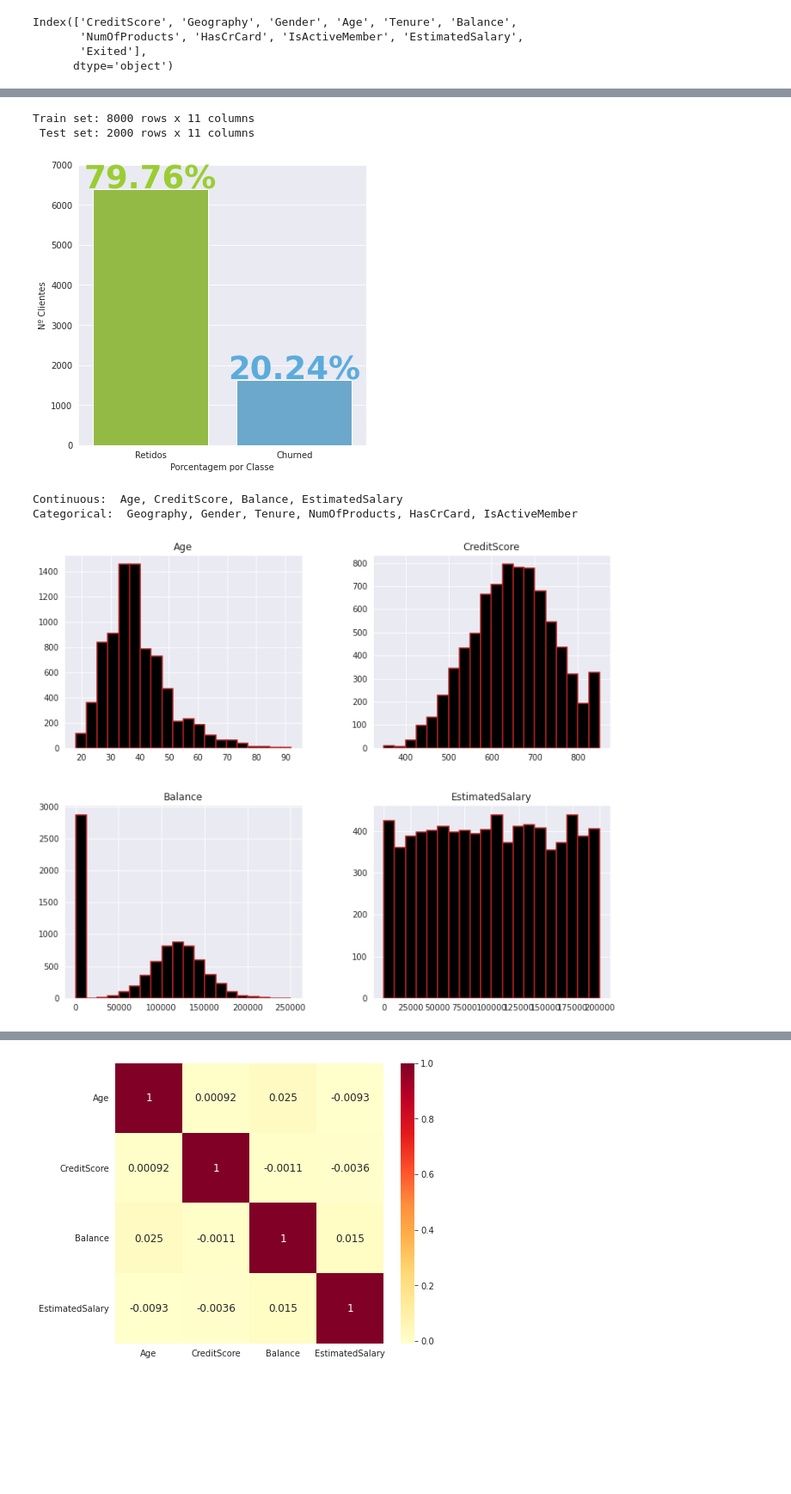
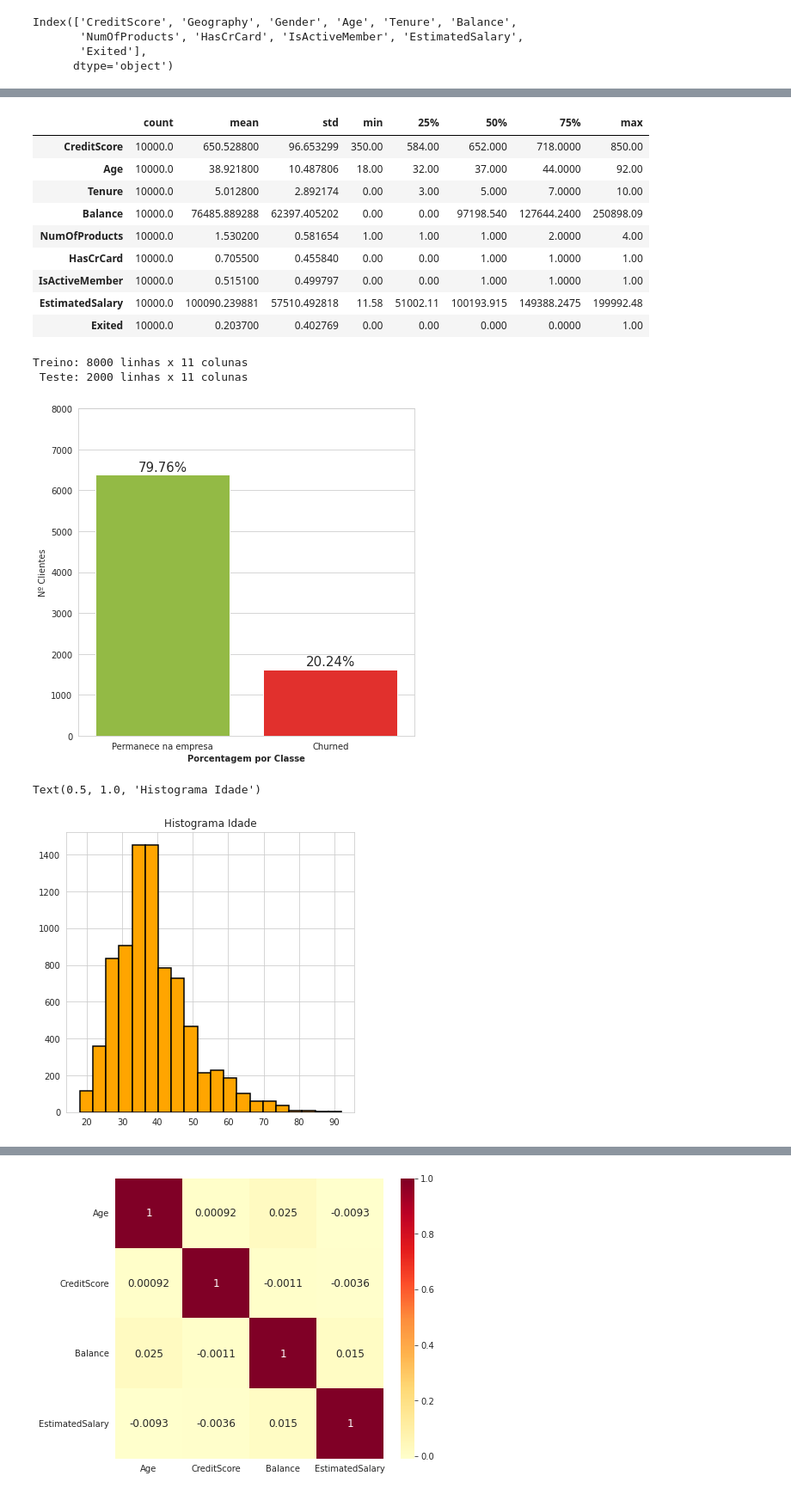
Before and after one commit to Data-Analytical-Thinking/Projeto_FMF, a Jupyter notebook: Cópia_de_Versão_original_bank_customer_churn_prediction.ipynb, the cells around one changed output, grey strips where cells are left out. Shown at 86% size. Saved outputs shown, nothing was run; the diff lists cells and outputs as text; code cells hidden in the pictures; blank space fills up the shorter version.

```diff
--- a/Cópia_de_Versão_original_bank_customer_churn_prediction.ipynb
+++ b/Cópia_de_Versão_original_bank_customer_churn_prediction.ipynb
@@ -654,21 +638,35 @@ df.describe().T
+# %%
+#Descrição que resume as estatísticas do dataset, como a média, valor máximo e outros
+df.describe().T
+# %% [output]
+|  | count | mean | std | min | 25% | 50% | 75% | max |
+| CreditScore | 10000.0 | 650.528800 | 96.653299 | 350.00 | 584.00 | 652.000 | 718.0000 | 850.00 |
+| Age | 10000.0 | 38.921800 | 10.487806 | 18.00 | 32.00 | 37.000 | 44.0000 | 92.00 |
+| Tenure | 10000.0 | 5.012800 | 2.892174 | 0.00 | 3.00 | 5.000 | 7.0000 | 10.00 |
+| Balance | 10000.0 | 76485.889288 | 62397.405202 | 0.00 | 0.00 | 97198.540 | 127644.2400 | 250898.09 |
+| NumOfProducts | 10000.0 | 1.530200 | 0.581654 | 1.00 | 1.00 | 1.000 | 2.0000 | 4.00 |
+| HasCrCard | 10000.0 | 0.705500 | 0.455840 | 0.00 | 0.00 | 1.000 | 1.0000 | 1.00 |
+| IsActiveMember | 10000.0 | 0.515100 | 0.499797 | 0.00 | 0.00 | 1.000 | 1.0000 | 1.00 |
+| EstimatedSalary | 10000.0 | 100090.239881 | 57510.492818 | 11.58 | 51002.11 | 100193.915 | 149388.2475 | 199992.48 |
+| Exited | 10000.0 | 0.203700 | 0.402769 | 0.00 | 0.00 | 0.000 | 0.0000 | 1.00 |
 # %%
 from sklearn.model_selection import train_test_split, GridSearchCV
 from sklearn.ensemble import RandomForestClassifier
 # %%
-train_df, test_df = train_test_split(df, test_size=0.2, random_state= 72 )   #Definir conjunto de treino e teste
+train_df, test_df = train_test_split(df, test_size=0.2, random_state= 72 )   #Definindo conjunto de treino e teste
 
 train_df.reset_index(drop=True, inplace=True)
 test_df.reset_index(drop=True, inplace=True)
 
-print('Train set: {} rows x {} columns'.format(train_df.shape[0],
+print('Treino: {} linhas x {} colunas'.format(train_df.shape[0],
                                                train_df.shape[1]))
-print(' Test set: {} rows x {} columns'.format(test_df.shape[0],
+print(' Teste: {} linhas x {} colunas'.format(test_df.shape[0],
                                                test_df.shape[1]))
 # %% [output]
-Train set: 8000 rows x 11 columns
- Test set: 2000 rows x 11 columns
+Treino: 8000 linhas x 11 colunas
+ Teste: 2000 linhas x 11 colunas
 # %%
 import matplotlib.pyplot as plt
 import seaborn as sns
-sns.set_style('darkgrid')
+sns.set_style('whitegrid')
 # %%
@@ -679,39 +676,41 @@ font_size = 33
 # %%
-fig, ax = plt.subplots(figsize=(6, 6))
+#Gerando gráfico para visualização da porcentagem de churn
 
-sns.countplot(x='Exited', data=train_df, palette=colors, ax=ax)
+fig, ax = plt.subplots(figsize=(7, 7))
+cores_barras = ['#9acd32', '#ff130f']
+
+sns.countplot(x='Exited', data=train_df, palette=cores_barras, ax=ax)
+
+font_size = 15
+
 
 for index, value in enumerate(train_df['Exited'].value_counts()):
     label = '{}%'.format(round((value / train_df['Exited'].shape[0]) * 100, 2))
     ax.annotate(label,
-                xy=(index, value + 250),
+                xy=(index, value + 185),
                 ha='center',
                 va='center',
-                color=colors[index],
-                fontweight='bold',
-                size=font_size + 4)
+               # color=colors[index],
+                #fontweight='bold',
+                size=font_size )
 
-ax.set_xticklabels(['Retidos', 'Churned'])
-ax.set_xlabel('Porcentagem por Classe')
+ax.set_xlabel('Porcentagem por Classe', fontweight='bold')
+ax.set_xticklabels(['Permanece na empresa', 'Churned'])
 ax.set_ylabel('Nº Clientes')
-ax.set_ylim([0, 7000]);
+ax.set_ylim([0, 8000]);
 # %% [output]
-[figure, old version]
+[figure, new version]
-# %%
-continuous = ['Age', 'CreditScore', 'Balance', 'EstimatedSalary']
-categorical = ['Geography', 'Gender', 'Tenure', 'NumOfProducts', 'HasCrCard', 'IsActiveMember']
-
-print('Continuous: ', ', '.join(continuous))
-print('Categorical: ', ', '.join(categorical))
-# %% [output]
-Continuous:  Age, CreditScore, Balance, EstimatedSalary
-Categorical:  Geography, Gender, Tenure, NumOfProducts, HasCrCard, IsActiveMember
 # %%
-train_df[continuous].hist(figsize=(12, 10),
+#Gerando histograma para identificar a distribuição de frequências da idade
+
+train_df['Age'].hist(figsize=(6, 6),
                           bins=20,
-                          layout=(2, 2),
-                          color='black',
-                          edgecolor='firebrick',
+                          #layout=(2, 2),
+                          color='orange',
+                          edgecolor='black',
                           linewidth=1.5);
+
+plt.title('Histograma Idade')
 # %% [output]
+Text(0.5, 1.0, 'Histograma Idade')
-[figure, old version]
+[figure, new version]
```
Also changed, not shown: parts of 14 cells of this notebook.
